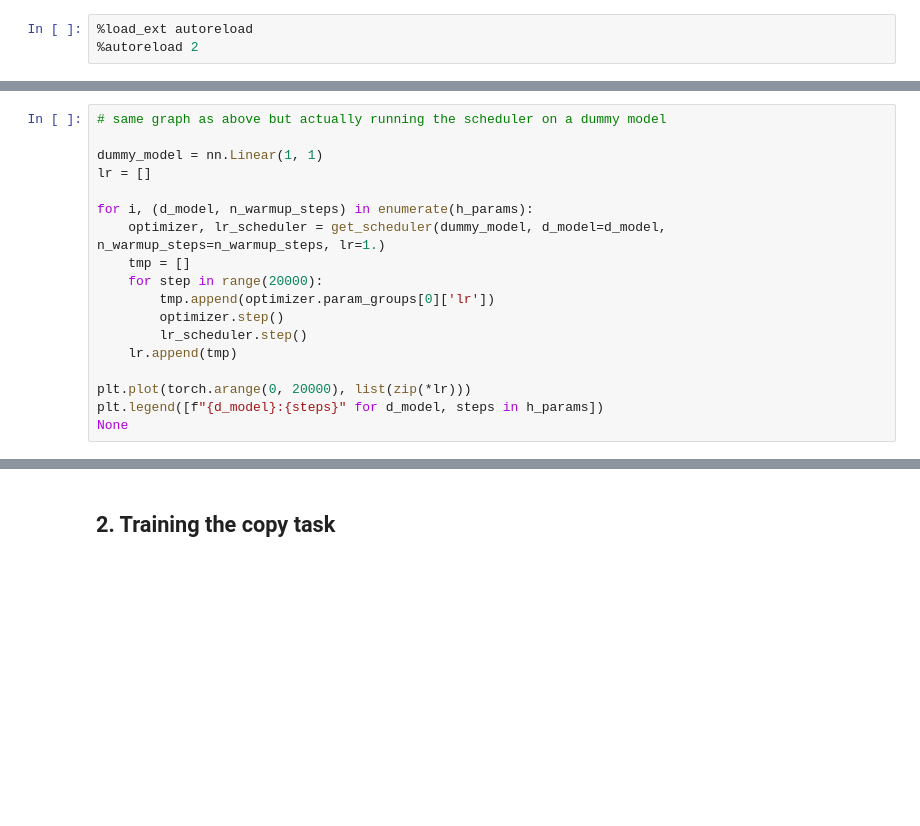
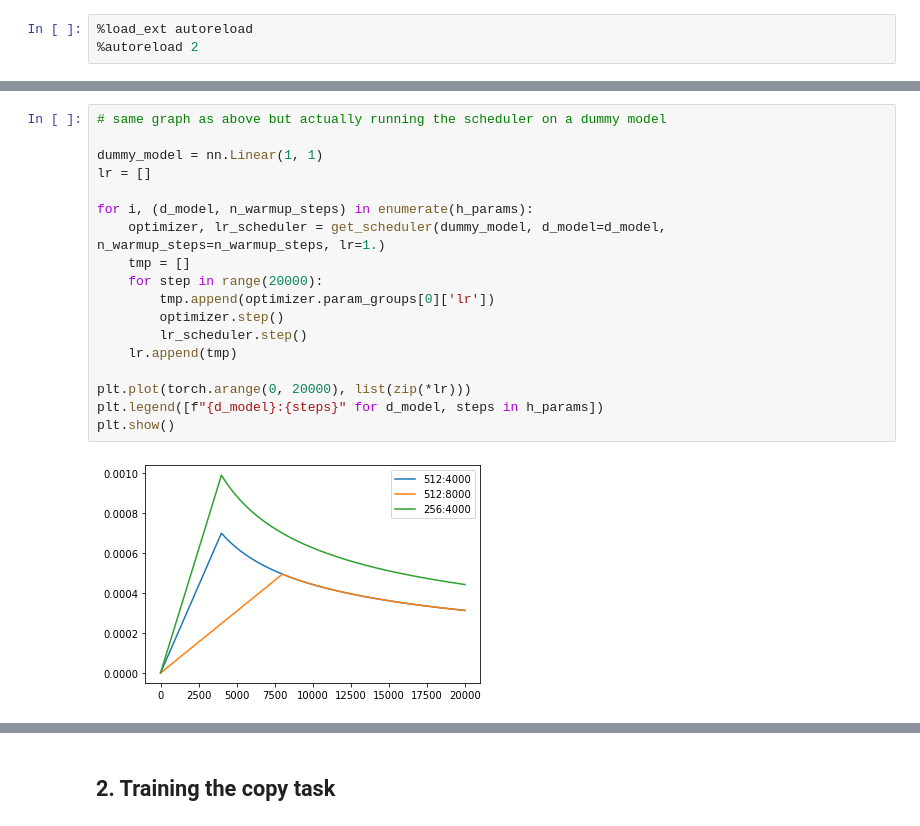
Before and after one commit to adzcai/annotated-transformer, a Jupyter notebook: Visualization.ipynb, the cells around one changed output, grey strips where cells are left out. Drawn from its saved outputs; the diff is of its cells as text; blank space fills up the shorter version.

```diff
--- a/Visualization.ipynb
+++ b/Visualization.ipynb
@@ -42,21 +45,23 @@ None
 # %%
 # same graph as above but actually running the scheduler on a dummy model
 
 dummy_model = nn.Linear(1, 1)
 lr = []
 
 for i, (d_model, n_warmup_steps) in enumerate(h_params):
     optimizer, lr_scheduler = get_scheduler(dummy_model, d_model=d_model, n_warmup_steps=n_warmup_steps, lr=1.)
     tmp = []
     for step in range(20000):
         tmp.append(optimizer.param_groups[0]['lr'])
         optimizer.step()
         lr_scheduler.step()
     lr.append(tmp)
 
 plt.plot(torch.arange(0, 20000), list(zip(*lr)))
 plt.legend([f"{d_model}:{steps}" for d_model, steps in h_params])
-None
+plt.show()
+# %% [output]
+[figure, added]
 # %%
 # Label smoothing
 crit = LabelSmoothing(n_classes=5, padding_idx=0, smoothing=0.4)
```
Also changed, not shown: parts of 8 cells of this notebook, 9 other files.
